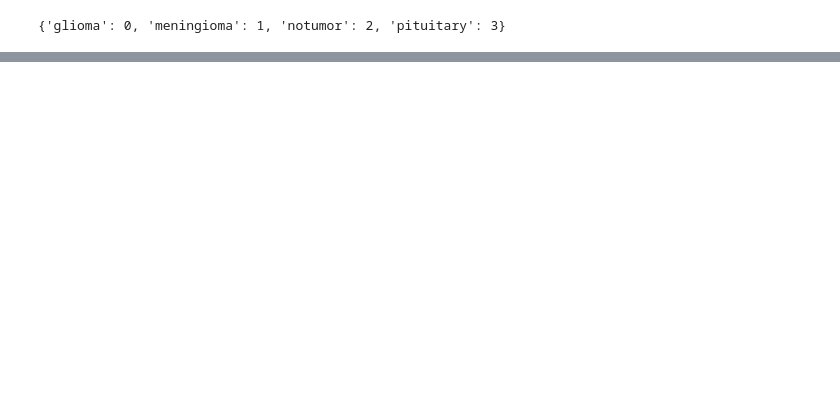
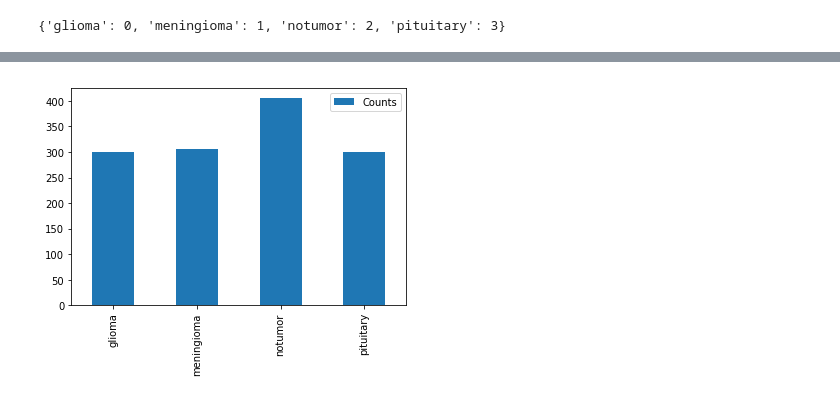
Before and after one commit to MNLKuzmin/BrainMRI, a Jupyter notebook: Second_ProjectBrainMRI.ipynb, the cells around one changed output, grey strips where cells are left out. Saved outputs shown, nothing was run; the diff lists cells and outputs as text; code cells hidden in the pictures; blank space fills up the shorter version.

```diff
--- a/Second_ProjectBrainMRI.ipynb
+++ b/Second_ProjectBrainMRI.ipynb
@@ -99,5 +119,5 @@ test_generator.class_indices
 # %% [output]
 {'glioma': 0, 'meningioma': 1, 'notumor': 2, 'pituitary': 3}
 # %%
-dataframe_test=pd.DataFrame(test_labels, columns=['glioma', 'meningioma',\
+df_test=pd.DataFrame(test_labels, columns=['glioma', 'meningioma',\
             'notumor', 'pituitary'])
@@ -123,0 +140,5 @@ dataframe_test
+# %%
+sums_test=df_test.sum(axis=0)
+sums_test=pd.DataFrame(sums_test)
+sums_test.rename(columns={0: "Counts"}, inplace=True)
+sums_test
@@ -123,0 +151,4 @@ dataframe_test
+# %%
+sums_test['Counts'].plot(kind='bar', legend=True);
+# %% [output]
+[figure, added]
```
Also changed, not shown: parts of 16 cells of this notebook.
